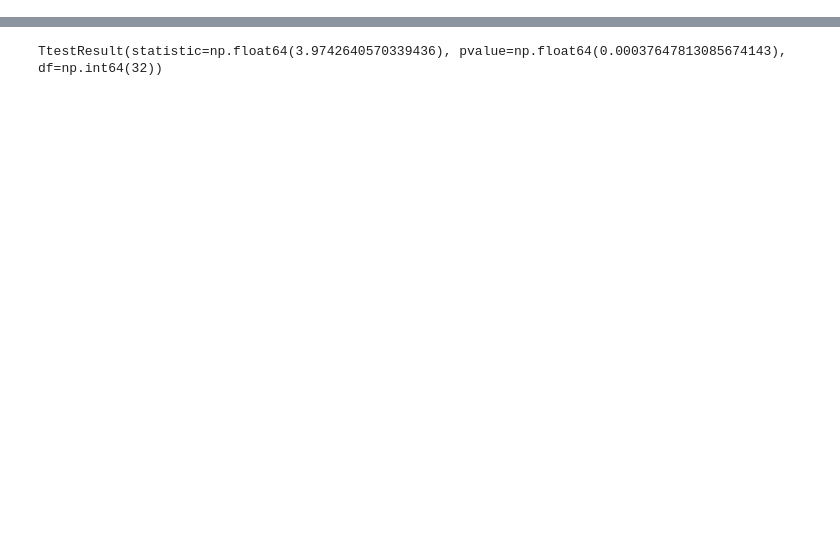
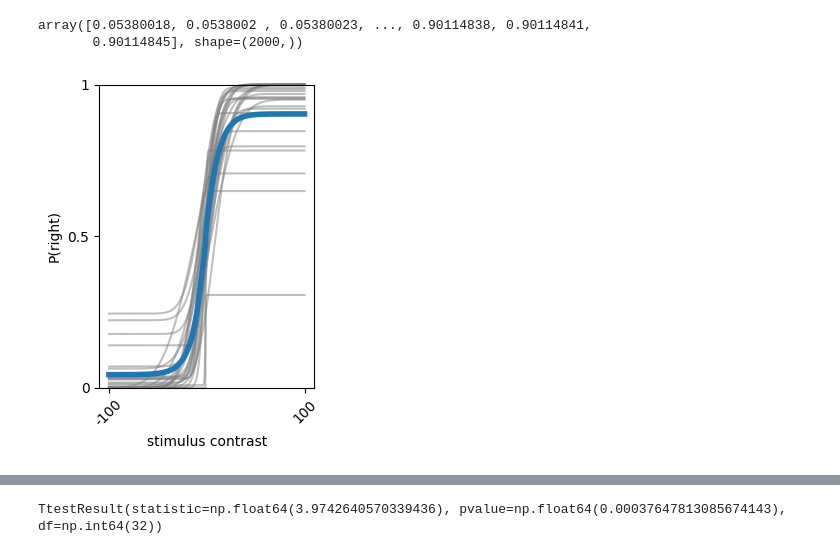
Before and after one commit to brunaafl/ShapeMetrics, a Jupyter notebook: ibl_analyses/notebooks/shape_metrics_figure.ipynb, the cells around one changed output, grey strips where cells are left out. Cells and saved outputs as stored; diff of their text form; code cells hidden in the pictures; blank space fills up the shorter version.

```diff
--- a/ibl_analyses/notebooks/shape_metrics_figure.ipynb
+++ b/ibl_analyses/notebooks/shape_metrics_figure.ipynb
@@ -114,9 +204,9 @@ def get_kneigh_decreasing(dist_neural,cs,S=10,W=2):
     return all_preds_top
 # %%
 import pickle
-with(open("raw_behavior_DG.pkl","rb")) as f:
-    cs_trials = pickle.load(f)
+with(open("raw_behavior_all.pkl","rb")) as f:
+    n_trials, cs_trials = pickle.load(f)
 
 
-with open("100_folds_1_time_point_DG.pkl","rb") as f:
+with open("100_folds_1_time_point_all.pkl","rb") as f:
     [params,train_data_folds,test_data_folds] = pickle.load(f)
@@ -122,0 +215,26 @@ with open("100_folds_1_time_point_DG.pkl","rb") as f:
+# %%
+fit_curve, percent_right, psycho_params = fit_psychmetric(cs, n_trials_total=n_trials)
+# %%
+np.mean(fit_curve,0)
+# %% [output]
+array([0.05380018, 0.0538002 , 0.05380023, ..., 0.90114838, 0.90114841,
+       0.90114845], shape=(2000,))
+# %%
+contrast = [-100., -25., -12.5, -6.25, 0., 6.25, 12.5, 25., 100.]
+fig, ax = plt.subplots(1, figsize=(3,4))
+
+ax.plot(fit_curve.T, color='gray', alpha=0.5, clip_on=False)
+ax.plot(np.mean(fit_curve, 0), lw=4, clip_on=False)
+ax.set_ylabel("P(right)")
+ax.set_xlabel("stimulus contrast")
+xx = np.linspace(-100, 100, fit_curve.shape[1])
+tick_positions = [np.argmin(np.abs(xx - c)) for c in [-100, 100]]
+ax.set_xticks(tick_positions, [str(int(c)) for c in [-100, 100]], rotation=45)
+
+ax.set_yticks([0, 0.5, 1], ['0', '0.5', '1'])
+ax.set_ylim(0, 1)
+
+plt.tight_layout()
+plt.show()
+# %% [output]
+[figure, added]
```
Also changed, not shown: parts of 16 cells of this notebook, 4 other files.
